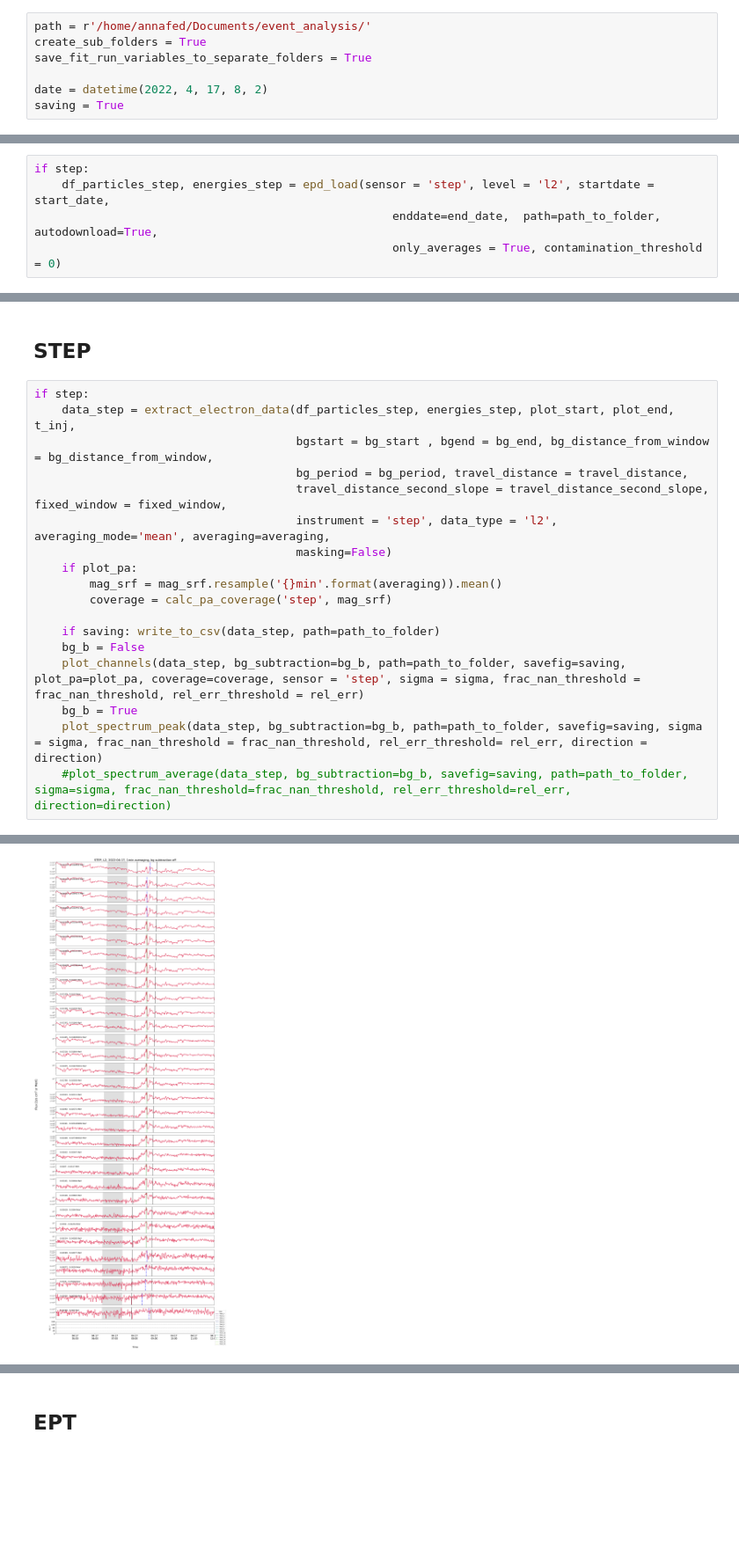
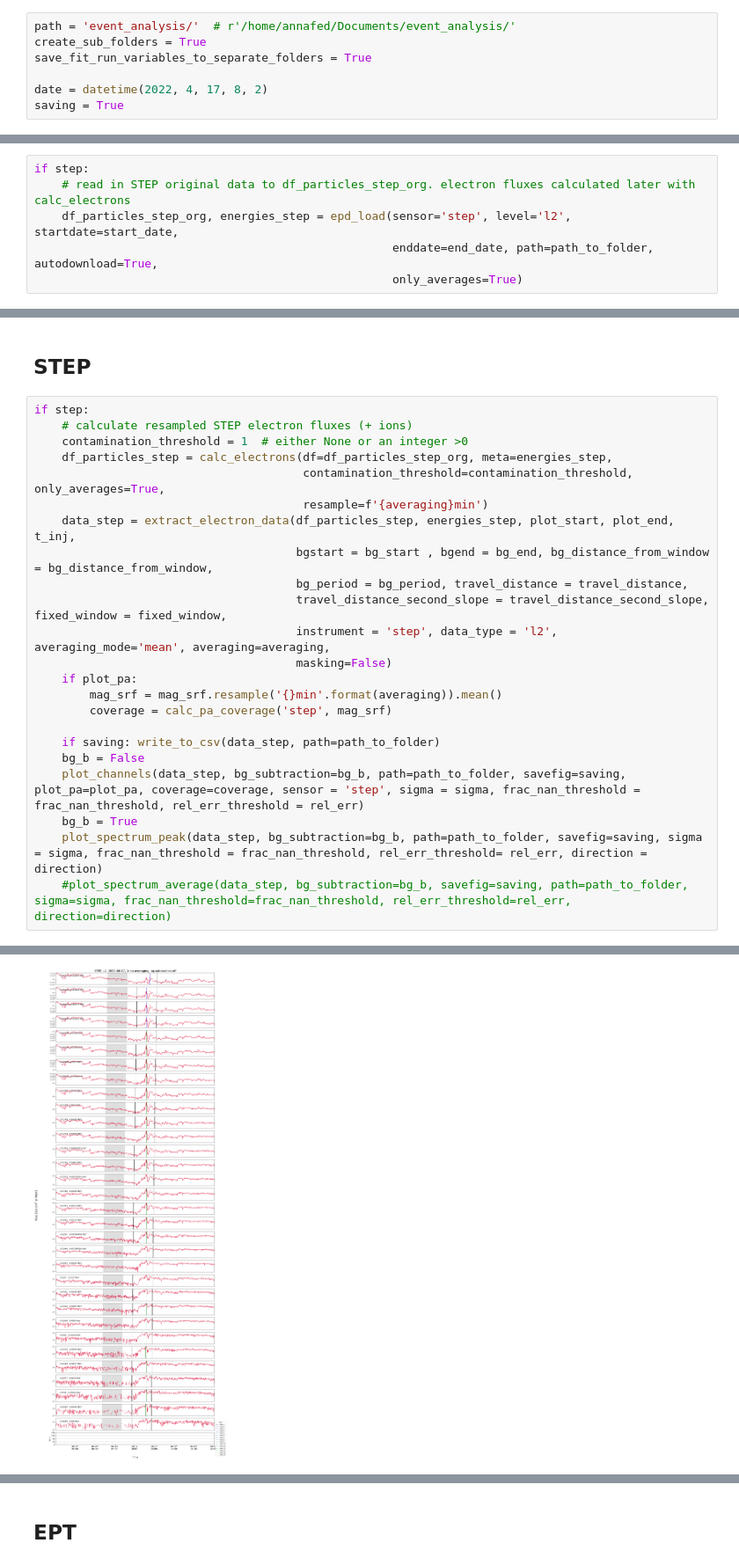
Before and after one commit to AnnamariaFedeli/SolOEPD-Plot-n-Fit-SEE, a Jupyter notebook: Plot-n-Fit-SEE-EnergySpectra.ipynb, the cells around one changed output, grey strips where cells are left out. Shown at 88% size. Cells and saved outputs as stored; diff of their text form; blank space fills up the shorter version.

Commit message:
introduce calc_electrons to notebook

```diff
--- a/Plot-n-Fit-SEE-EnergySpectra.ipynb
+++ b/Plot-n-Fit-SEE-EnergySpectra.ipynb
@@ -16,7 +20,7 @@ Choose a folder where you wish to save the data from the loading, plotting and f
 If create_sub_folders = True, a new folder will be created for each event and the data etc will be saved there.
 <br> date : (datetime) format: datetime(yyyy, mm, dd, HH, MM) The date and approximate injection time of the event.
 # %%
-path = r'/home/annafed/Documents/event_analysis/'
+path = 'event_analysis/'  # r'/home/annafed/Documents/event_analysis/'
 create_sub_folders = True
 save_fit_run_variables_to_separate_folders = True
 
@@ -182,8 +186,3 @@ if plot_pa:
     mag_srf = solo_mag_loader(msdate, medate, level='l2', frame='srf', av=None, path=path_to_folder)
 # %% [output]
 Loading MAG...
-# %%
-if step:
-    df_particles_step, energies_step = epd_load(sensor = 'step', level = 'l2', startdate = start_date,
-                                                    enddate=end_date,  path=path_to_folder, autodownload=True,
-                                                    only_averages = True, contamination_threshold = 0)
@@ -192,0 +189,6 @@ WARNING: SunpyUserWarning: The variable "RTN_Pixels" has been skipped because it
+# %%
+if step:
+    # read in STEP original data to df_particles_step_org. electron fluxes calculated later with calc_electrons
+    df_particles_step_org, energies_step = epd_load(sensor='step', level='l2', startdate=start_date,
+                                                    enddate=end_date, path=path_to_folder, autodownload=True,
+                                                    only_averages=True)
@@ -206,23 +211,28 @@ if het:
 ## STEP
 # %%
 if step:
+    # calculate resampled STEP electron fluxes (+ ions)
+    contamination_threshold = 1  # either None or an integer >0
+    df_particles_step = calc_electrons(df=df_particles_step_org, meta=energies_step,
+                                       contamination_threshold=contamination_threshold, only_averages=True,
+                                       resample=f'{averaging}min')
     data_step = extract_electron_data(df_particles_step, energies_step, plot_start, plot_end, t_inj,
                                       bgstart = bg_start , bgend = bg_end, bg_distance_from_window = bg_distance_from_window,
                                       bg_period = bg_period, travel_distance = travel_distance,
                                       travel_distance_second_slope = travel_distance_second_slope, fixed_window = fixed_window,
                                       instrument = 'step', data_type = 'l2', averaging_mode='mean', averaging=averaging,
                                       masking=False)
     if plot_pa:
         mag_srf = mag_srf.resample('{}min'.format(averaging)).mean()
         coverage = calc_pa_coverage('step', mag_srf)
 
     if saving: write_to_csv(data_step, path=path_to_folder)
     bg_b = False
     plot_channels(data_step, bg_subtraction=bg_b, path=path_to_folder, savefig=saving, plot_pa=plot_pa, coverage=coverage, sensor = 'step', sigma = sigma, frac_nan_threshold = frac_nan_threshold, rel_err_threshold = rel_err)
     bg_b = True
     plot_spectrum_peak(data_step, bg_subtraction=bg_b, path=path_to_folder, savefig=saving, sigma = sigma, frac_nan_threshold = frac_nan_threshold, rel_err_threshold= rel_err, direction = direction)
     #plot_spectrum_average(data_step, bg_subtraction=bg_b, savefig=saving, path=path_to_folder, sigma=sigma, frac_nan_threshold=frac_nan_threshold, rel_err_threshold=rel_err, direction=direction)
 # %% [output]
 Calculating PA coverage for step...
 Opening of STEP just a placeholder! Replace with real value! This affects the 'min' and 'max' values of the pitch-angle, not the 'center' ones.
-[figure, old version]
+[figure, new version]
```
Also changed, not shown: parts of 6 cells of this notebook.
